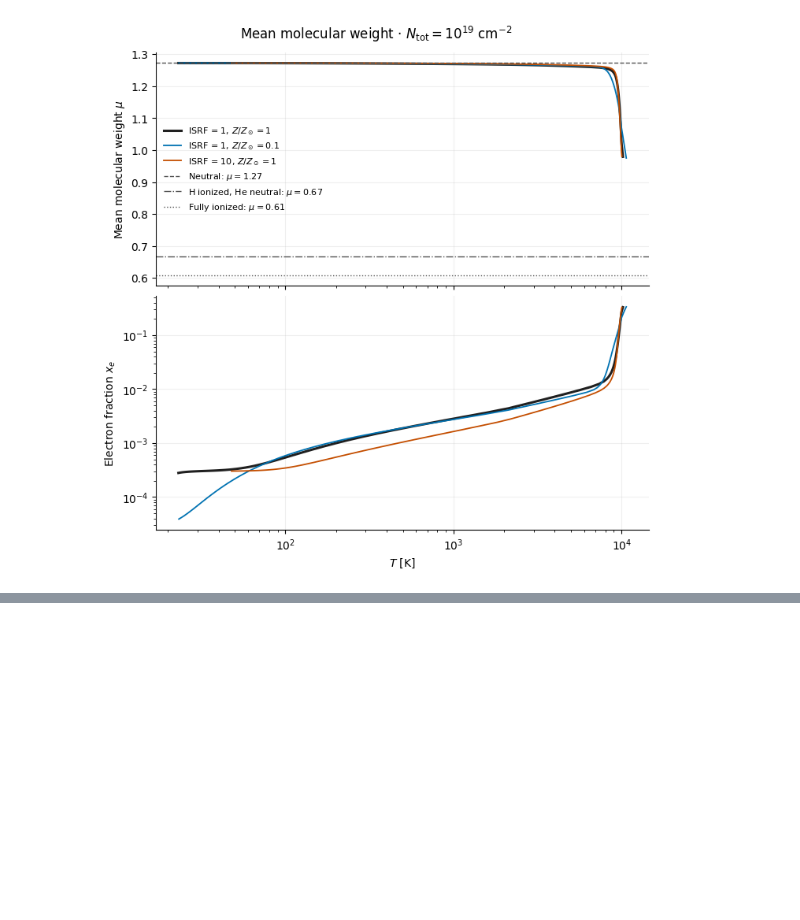
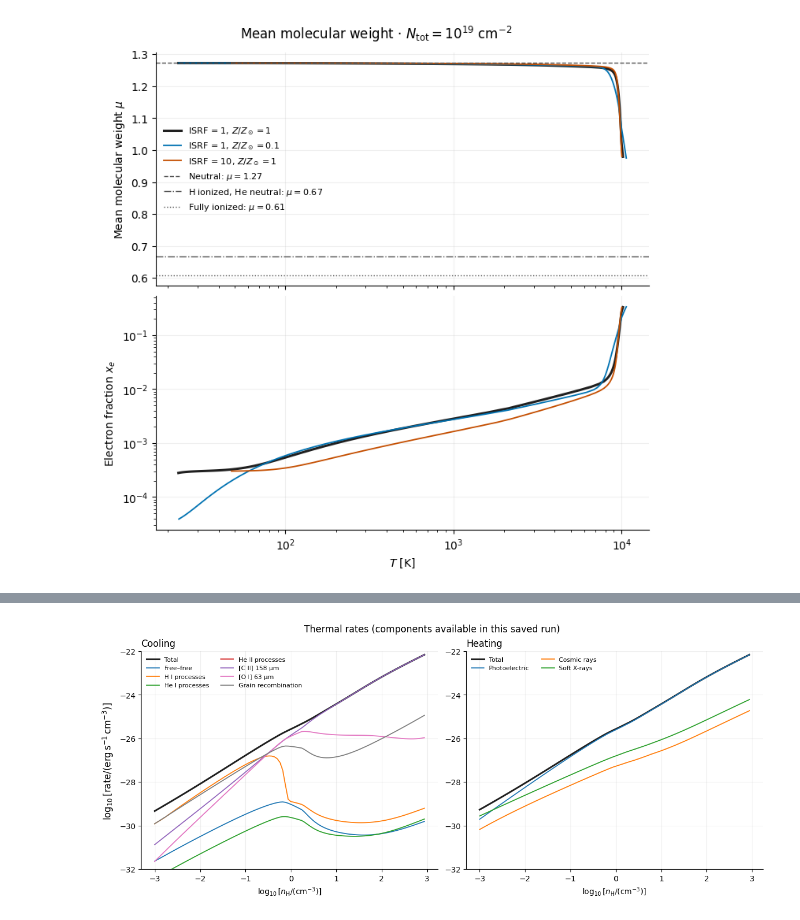
Before and after one commit to babajn/CEQLib, a Jupyter notebook: plot/PlotWolfire1995.ipynb, the cells around one changed output, grey strips where cells are left out. Cells and saved outputs as stored; diff of their text form; code cells hidden in the pictures; blank space fills up the shorter version.

```diff
--- a/plot/PlotWolfire1995.ipynb
+++ b/plot/PlotWolfire1995.ipynb
@@ -113,0 +120,16 @@ with plt.rc_context(PLOT_STYLE):
+# %%
+rate_case = REFERENCE
+# 軸範囲は log10 単位で (下限, 上限) を指定します。None は自動設定です。
+xlim = None             # 例 (-2, 3)
+#cooling_ylim = None     # 例 (-36, -22)
+#heating_ylim = None     # 例 (-31, -22)
+cooling_ylim = (-32, -22)
+heating_ylim = cooling_ylim
+with plt.rc_context(PLOT_STYLE):
+    fig = plot_thermal_rates(
+        results, rate_case, xlim=xlim, cooling_ylim=cooling_ylim, heating_ylim=heating_ylim,
+    )
+    display(fig)
+    plt.close(fig)
+# %% [output]
+[figure, added]
```
Also changed, not shown: parts of 3 cells of this notebook, 3 other files.
